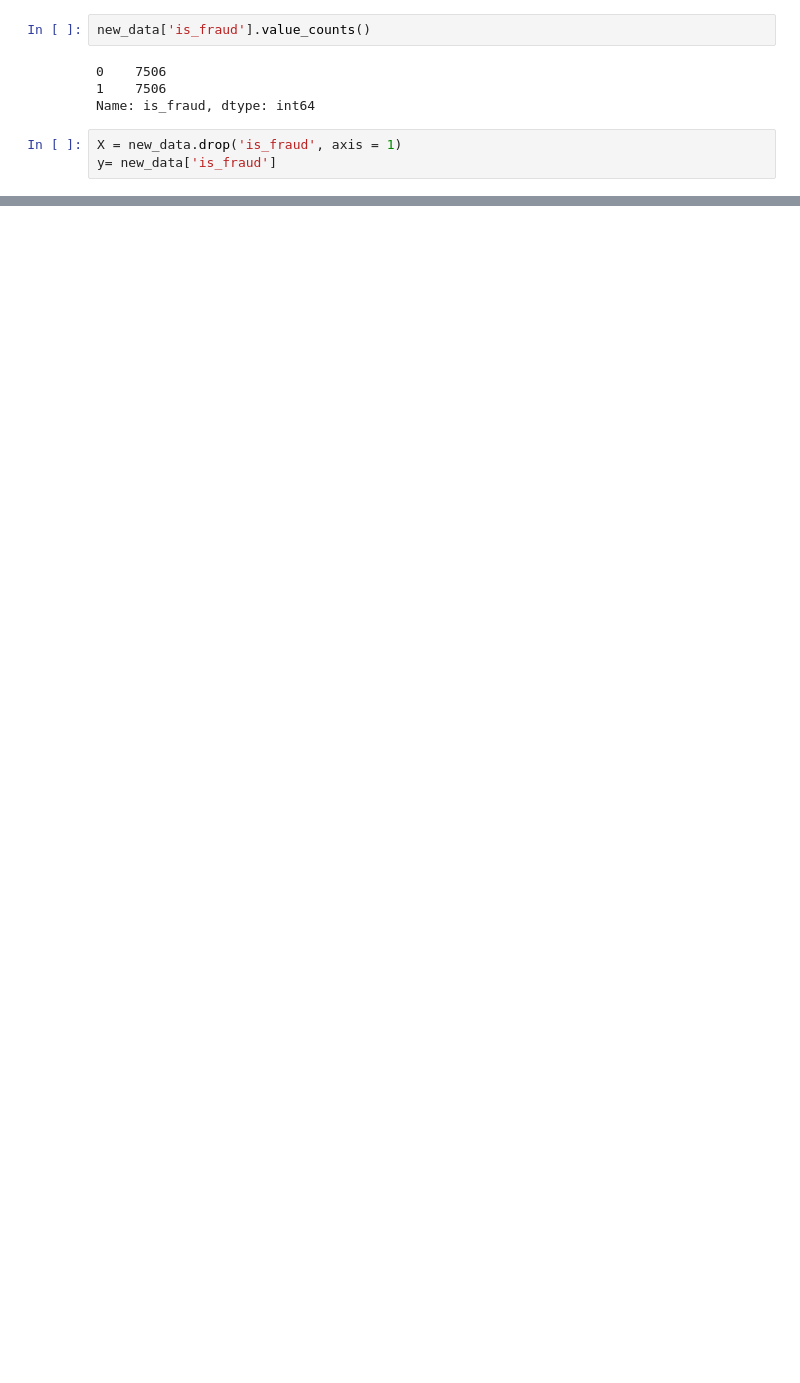
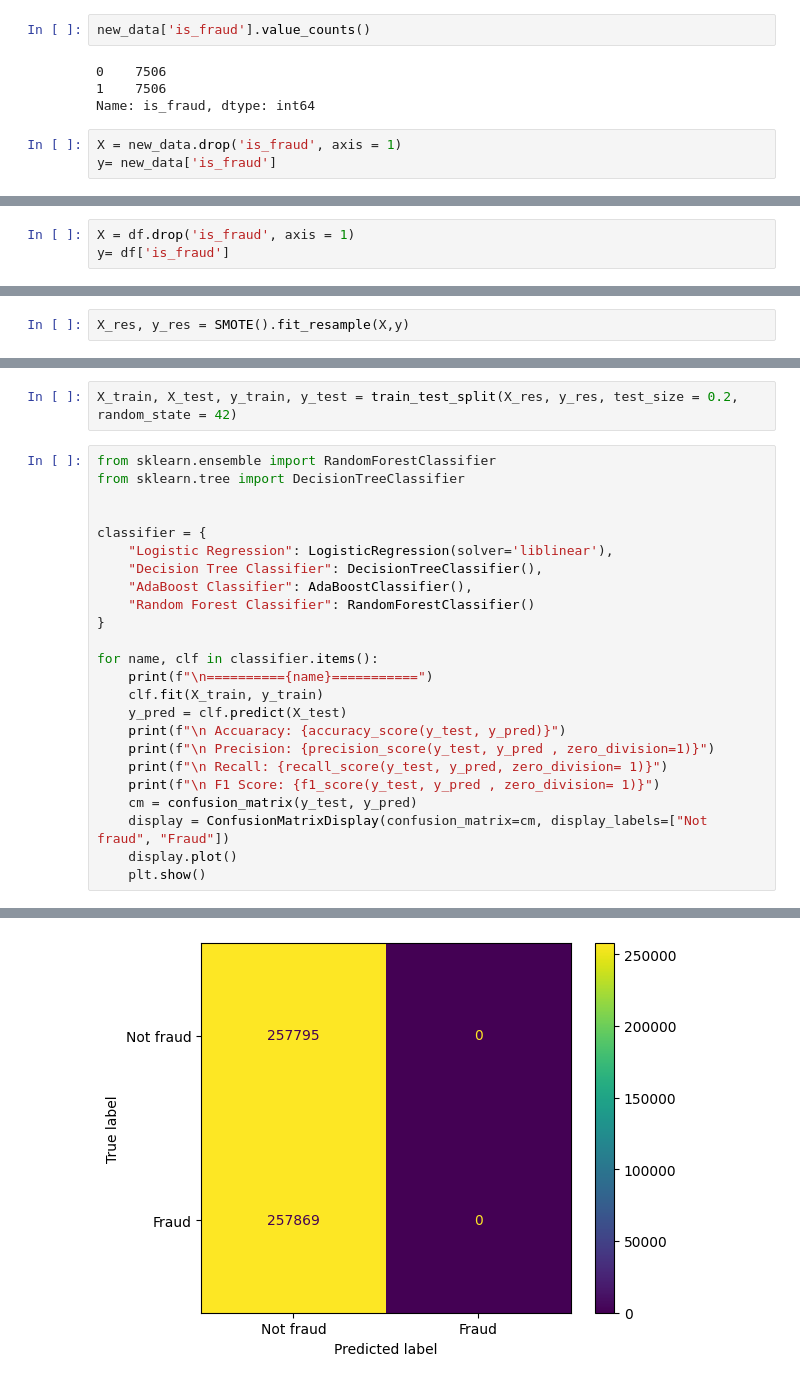
Before and after one commit to First-Last-Dance/Credit_Card_Transactions_Fraud_Detection, a Jupyter notebook: main.ipynb, the cells around one changed output, grey strips where cells are left out. Drawn from its saved outputs; the diff is of its cells as text; blank space fills up the shorter version.

```diff
--- a/main.ipynb
+++ b/main.ipynb
@@ -734,0 +566,3 @@ Please also refer to the documentation for alternative solver options:
+# %%
+X = df.drop('is_fraud', axis = 1)
+y= df['is_fraud']
@@ -734,0 +579,2 @@ Please also refer to the documentation for alternative solver options:
+# %%
+X_res, y_res = SMOTE().fit_resample(X,y)
@@ -734,0 +587,27 @@ Please also refer to the documentation for alternative solver options:
+# %%
+X_train, X_test, y_train, y_test = train_test_split(X_res, y_res, test_size = 0.2, random_state = 42)
+# %%
+from sklearn.ensemble import RandomForestClassifier
+from sklearn.tree import DecisionTreeClassifier
+
+
+classifier = {
+    "Logistic Regression": LogisticRegression(solver='liblinear'),
+    "Decision Tree Classifier": DecisionTreeClassifier(),
+    "AdaBoost Classifier": AdaBoostClassifier(),
+    "Random Forest Classifier": RandomForestClassifier()
+}
+
+for name, clf in classifier.items():
+    print(f"\n=========={name}===========")
+    clf.fit(X_train, y_train)
+    y_pred = clf.predict(X_test)
+    print(f"\n Accuaracy: {accuracy_score(y_test, y_pred)}")
+    print(f"\n Precision: {precision_score(y_test, y_pred , zero_division=1)}")
+    print(f"\n Recall: {recall_score(y_test, y_pred, zero_division= 1)}")
+    print(f"\n F1 Score: {f1_score(y_test, y_pred , zero_division= 1)}")
+    cm = confusion_matrix(y_test, y_pred)
+    display = ConfusionMatrixDisplay(confusion_matrix=cm, display_labels=["Not fraud", "Fraud"])
+    display.plot()
+    plt.show()
+# %% [output]
@@ -734,0 +623 @@ Please also refer to the documentation for alternative solver options:
+[figure, added]
```
Also changed, not shown: parts of 31 cells of this notebook.
